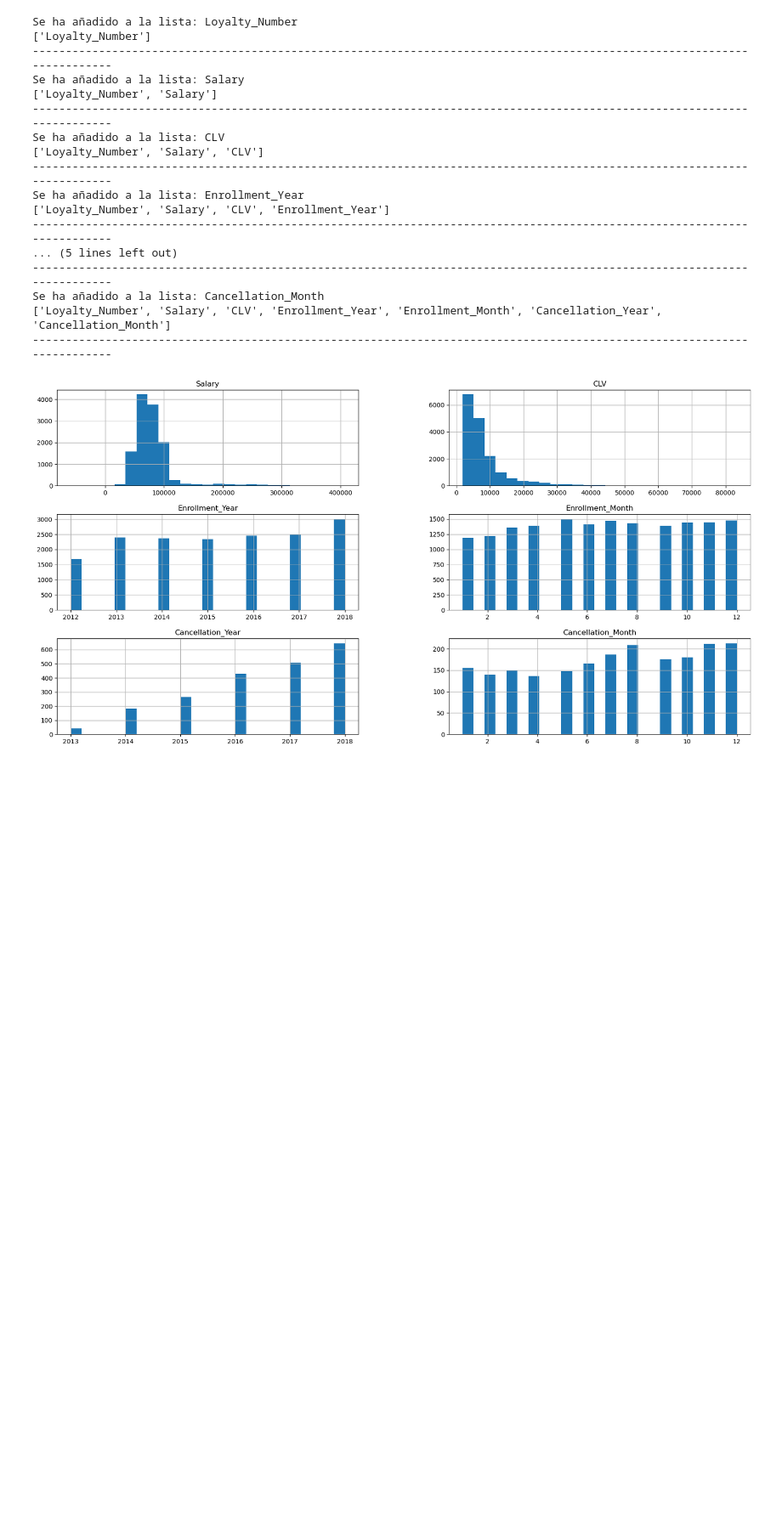
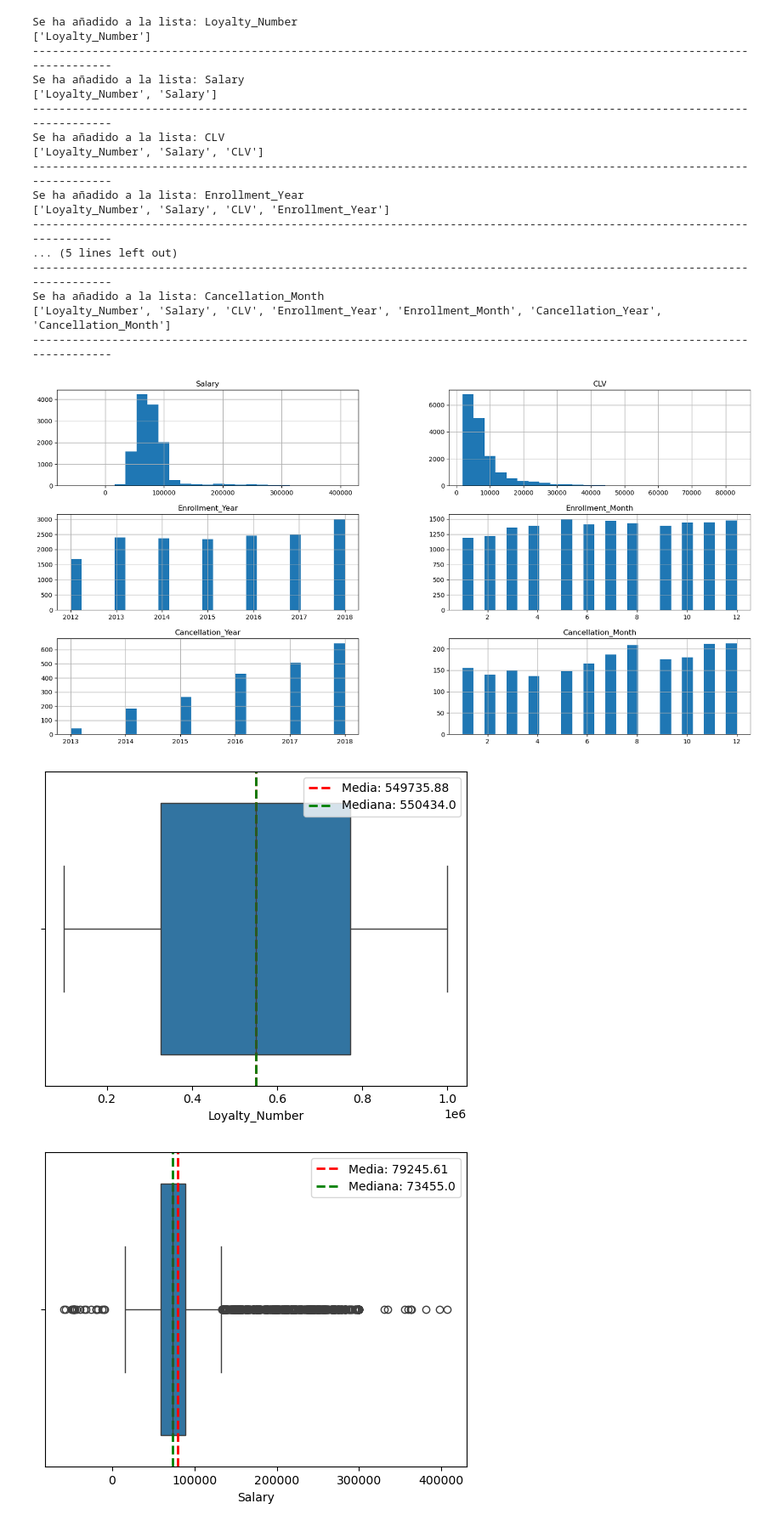
Before and after one commit to Adalab/bda-modulo-3-evaluacion-final-MPNimo, a Jupyter notebook: evaluacion-final-modulo3.ipynb, the cells around one changed output. Shown: that part at 85% size. Drawn from its saved outputs; the diff is of its cells as text; code cells hidden in the pictures; blank space fills up the shorter version.

Commit message:
Boxplots

```diff
--- a/evaluacion-final-modulo3.ipynb
+++ b/evaluacion-final-modulo3.ipynb
@@ -456,3 +456,23 @@ Se ha añadido a la lista: Cancellation_Month
 df_CLH[var_num[1:]].hist(bins=25, figsize=(20, 10));
 # %% [output]
 [figure]
+# %%
+## FUNCIÓN PARA CREAR BOXPLOTS:
+# Esta función hay que indicarle dos cosas: la primera es el dataframe y el segundo son las columnas del dataframe que queremos hacer los boxplots.
+# Devuelve la representación del boxplot, la media y la mediana.
+# IMPORTANTE: Las columnas se tienen que dar en un formato lista.
+
+def avn_boxplot(dataframe, columna):
+    for var in columna:
+        sns.boxplot(data=dataframe, x=var)
+        mean_var = round(dataframe[var].mean(), 2)
+        median_var = round(dataframe[var].median(), 2)
+        plt.axvline(x=mean_var, color = 'red', linestyle = '--', linewidth = 2, label = f'Media: {mean_var}')
+        plt.axvline(x=median_var, color = 'green', linestyle = '--', linewidth = 2, label = f'Mediana: {median_var}')
+        plt.legend()
+        plt.show();
+# %%
+avn_boxplot(df_CLH, var_num)
+# %% [output]
+[figure, added]
+[figure, added]
```
Also changed, not shown: parts of 4 cells of this notebook.
